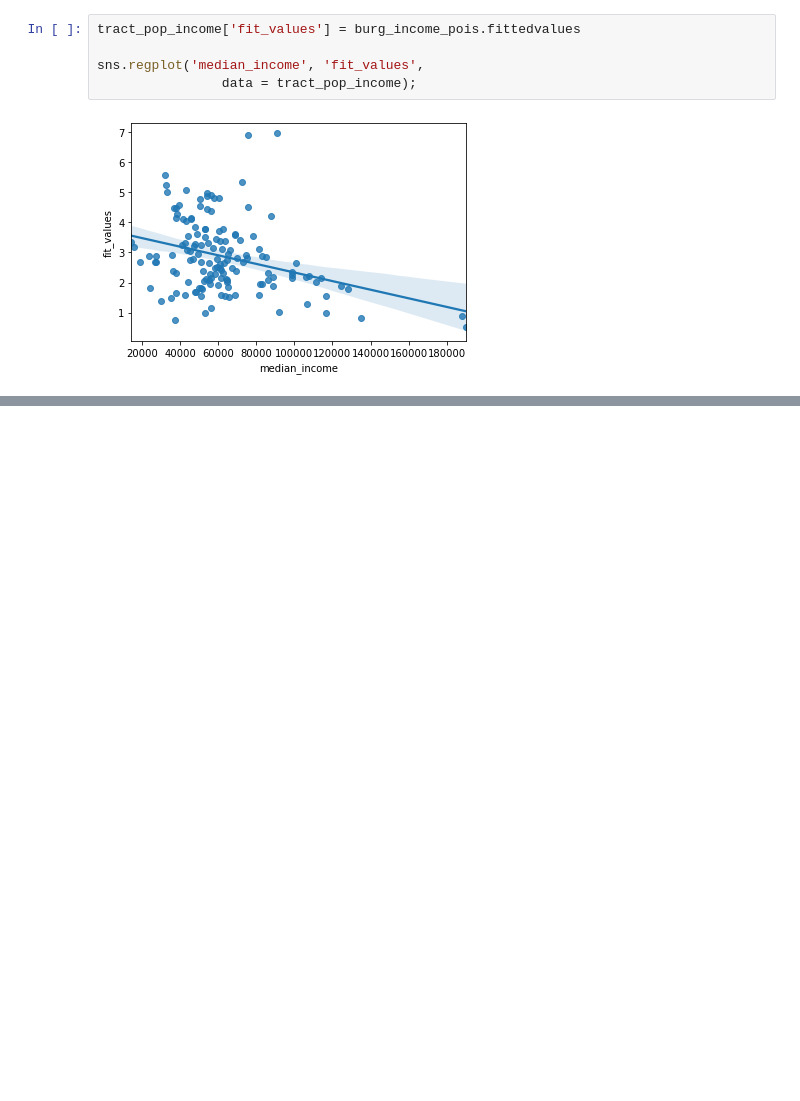
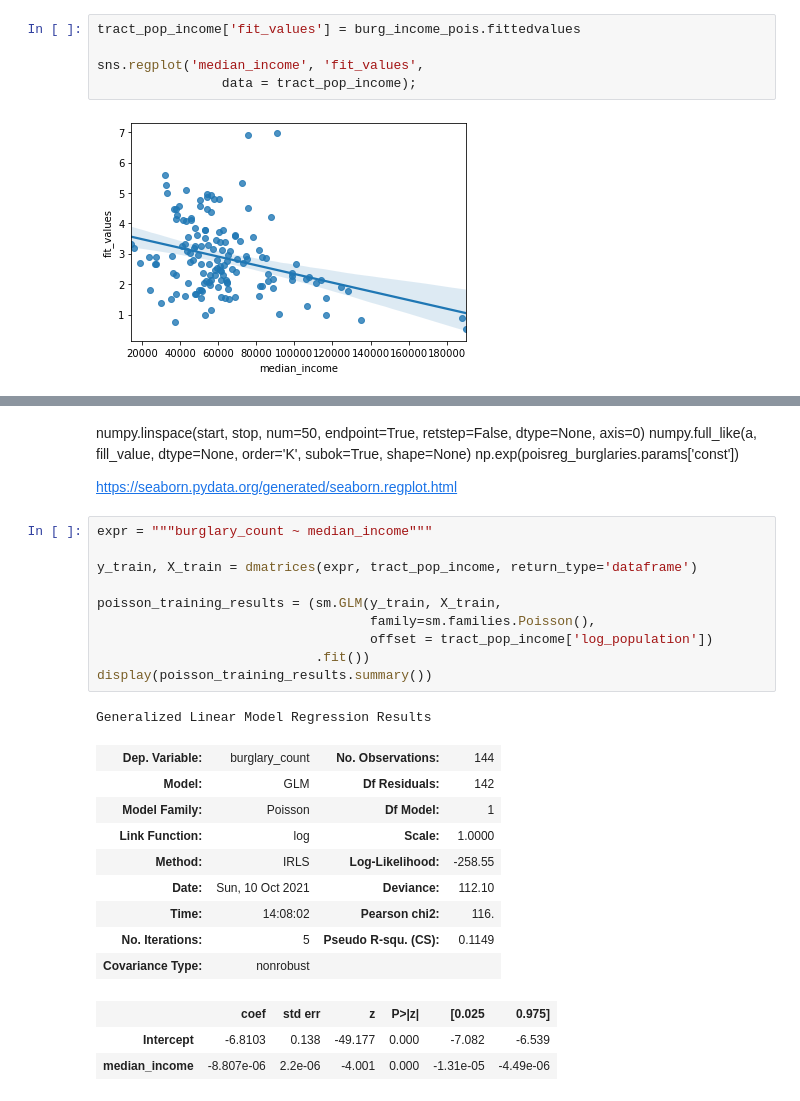
Before and after one commit to nss-data-science-cohort-5/geospatial_api-silver-sharks, a Jupyter notebook: Project2_Group_Conrad.ipynb, the cells around one changed output, grey strips where cells are left out. Saved outputs shown, nothing was run; the diff lists cells and outputs as text; blank space fills up the shorter version.

```diff
--- a/Project2_Group_Conrad.ipynb
+++ b/Project2_Group_Conrad.ipynb
@@ -361,0 +344,30 @@ numpy.ndarray
+# %% [markdown]
+numpy.linspace(start, stop, num=50, endpoint=True, retstep=False, dtype=None, axis=0)
+numpy.full_like(a, fill_value, dtype=None, order='K', subok=True, shape=None)
+np.exp(poisreg_burglaries.params['const'])
+
+https://seaborn.pydata.org/generated/seaborn.regplot.html
+# %%
+expr = """burglary_count ~ median_income"""
+
+y_train, X_train = dmatrices(expr, tract_pop_income, return_type='dataframe')
+
+poisson_training_results = (sm.GLM(y_train, X_train,
+                                   family=sm.families.Poisson(),
+                                   offset = tract_pop_income['log_population'])
+                            .fit())
+display(poisson_training_results.summary())
+# %% [output]
+Generalized Linear Model Regression Results
+| Dep. Variable: | burglary_count | No. Observations: | 144 |
+| Model: | GLM | Df Residuals: | 142 |
+| Model Family: | Poisson | Df Model: | 1 |
+| Link Function: | log | Scale: | 1.0000 |
+| Method: | IRLS | Log-Likelihood: | -258.55 |
+| Date: | Sun, 10 Oct 2021 | Deviance: | 112.10 |
+| Time: | 14:08:02 | Pearson chi2: | 116. |
+| No. Iterations: | 5 | Pseudo R-squ. (CS): | 0.1149 |
+| Covariance Type: | nonrobust |  |  |
+|  | coef | std err | z | P>|z| | [0.025 | 0.975] |
+| Intercept | -6.8103 | 0.138 | -49.177 | 0.000 | -7.082 | -6.539 |
+| median_income | -8.807e-06 | 2.2e-06 | -4.001 | 0.000 | -1.31e-05 | -4.49e-06 |
```
Also changed, not shown: parts of 18 cells of this notebook.
